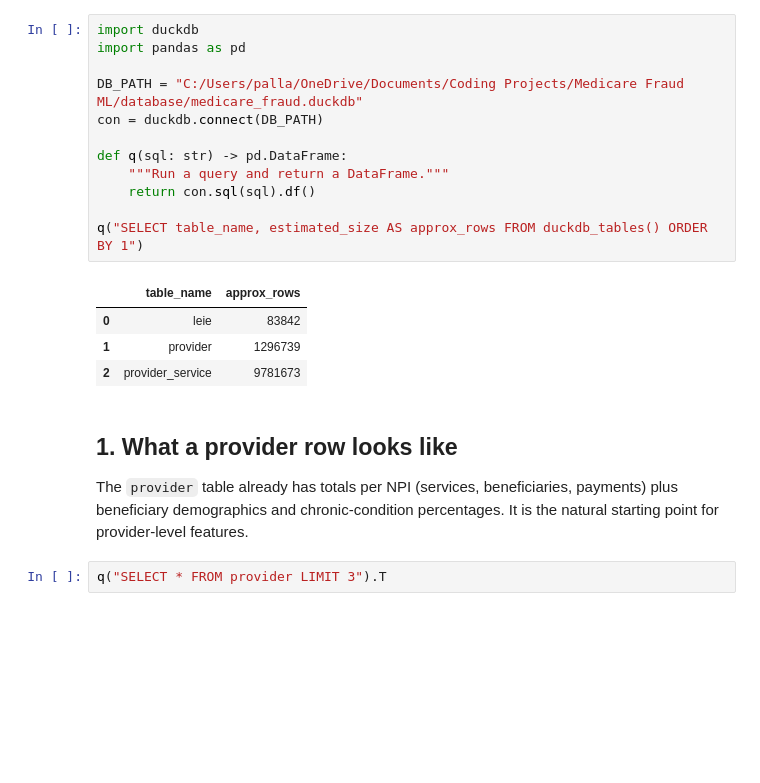
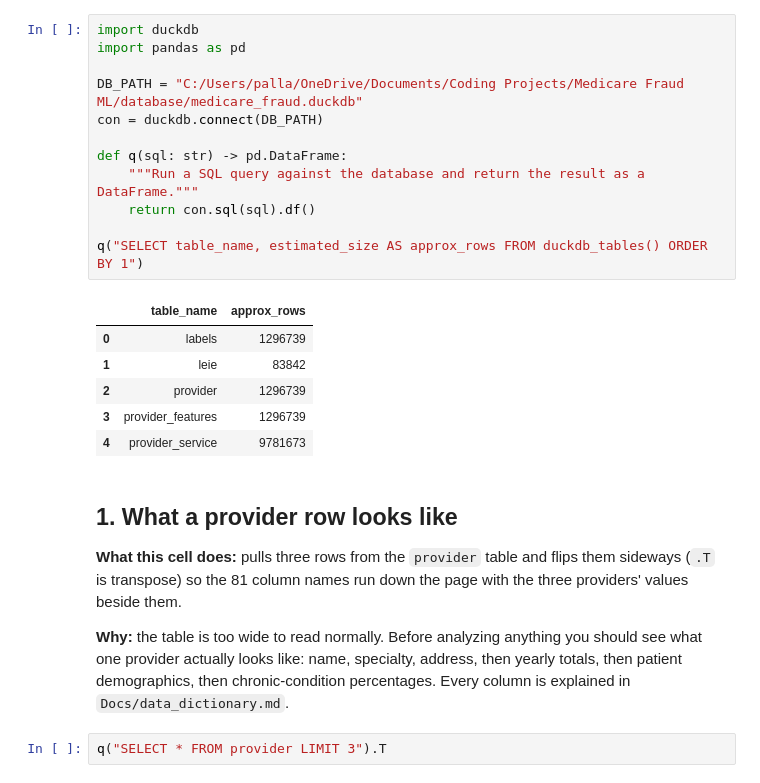
Before and after one commit to PugstaLaney/Medicare-Fraud-ML-using-CMS-, a Jupyter notebook: analysis_notebooks/01_load_and_label.ipynb, the cells around one changed output. Cells and saved outputs as stored; diff of their text form; blank space fills up the shorter version.

```diff
--- a/analysis_notebooks/data_load.ipynb
+++ b/analysis_notebooks/01_load_and_label.ipynb
@@ -88,26 +115,33 @@ and only pull the result into pandas.
 # %%
 import duckdb
 import pandas as pd
 
 DB_PATH = "C:/Users/palla/OneDrive/Documents/Coding Projects/Medicare Fraud ML/database/medicare_fraud.duckdb"
 con = duckdb.connect(DB_PATH)
 
 def q(sql: str) -> pd.DataFrame:
-    """Run a query and return a DataFrame."""
+    """Run a SQL query against the database and return the result as a DataFrame."""
     return con.sql(sql).df()
 
 q("SELECT table_name, estimated_size AS approx_rows FROM duckdb_tables() ORDER BY 1")
 # %% [output]
 |  | table_name | approx_rows |
-| 0 | leie | 83842 |
-| 1 | provider | 1296739 |
-| 2 | provider_service | 9781673 |
+| 0 | labels | 1296739 |
+| 1 | leie | 83842 |
+| 2 | provider | 1296739 |
+| 3 | provider_features | 1296739 |
+| 4 | provider_service | 9781673 |
-# %% [markdown]
-## 1. What a provider row looks like
-
-The `provider` table already has totals per NPI (services, beneficiaries, payments) plus
-beneficiary demographics and chronic-condition percentages. It is the natural starting point
-for provider-level features.
+# %% [markdown]
+## 1. What a provider row looks like
+
+**What this cell does:** pulls three rows from the `provider` table and flips them sideways
+(`.T` is transpose) so the 81 column names run down the page with the three providers' values
+beside them.
+
+**Why:** the table is too wide to read normally. Before analyzing anything you should see what
+one provider actually looks like: name, specialty, address, then yearly totals, then patient
+demographics, then chronic-condition percentages. Every column is explained in
+`Docs/data_dictionary.md`.
 # %%
 q("SELECT * FROM provider LIMIT 3").T
 # %% [output]
```
Also changed, not shown: parts of 10 cells of this notebook, 3 other files.
